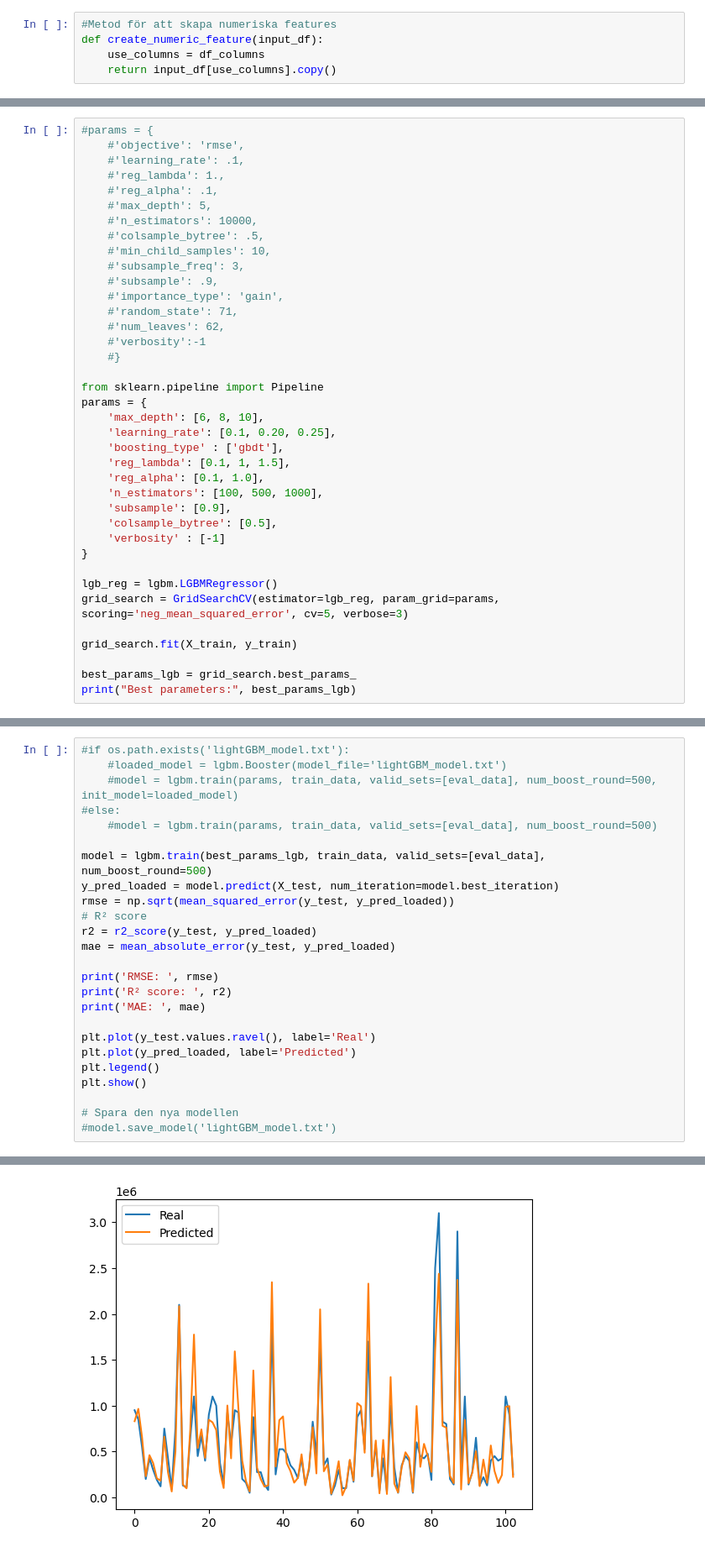
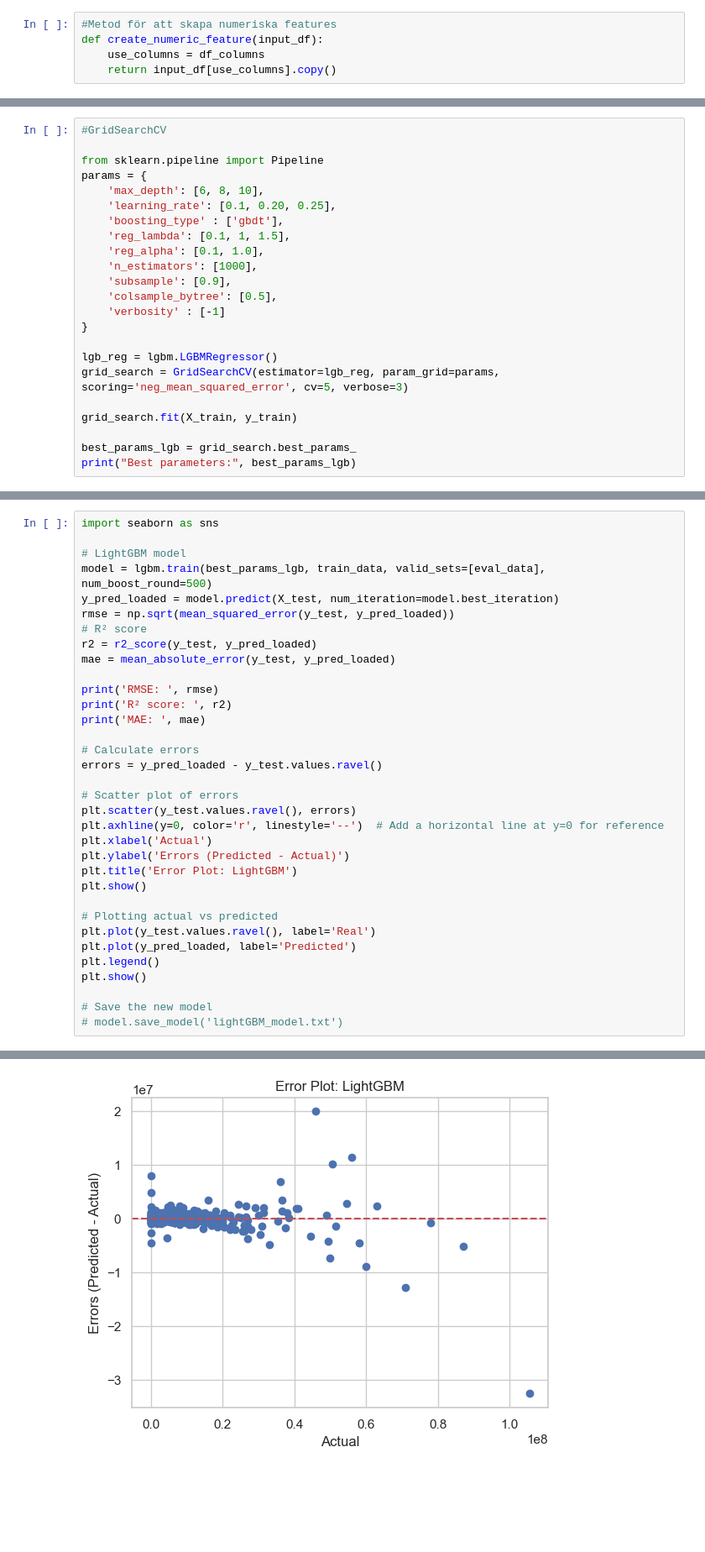
Before and after one commit to yter47/ExjobbKod, a Jupyter notebook: LightGBMNotebookTest-1.ipynb, the cells around one changed output, grey strips where cells are left out. Shown at 84% size. Saved outputs shown, nothing was run; the diff lists cells and outputs as text; blank space fills up the shorter version.

```diff
--- a/LightGBMNotebookTest-1.ipynb
+++ b/LightGBMNotebookTest-1.ipynb
@@ -205,20 +260,5 @@ plt.show()
 # %%
-#params = {
-    #'objective': 'rmse',
-    #'learning_rate': .1,
-    #'reg_lambda': 1.,
-    #'reg_alpha': .1,
-    #'max_depth': 5,
-    #'n_estimators': 10000,
-    #'colsample_bytree': .5,
-    #'min_child_samples': 10,
-    #'subsample_freq': 3,
-    #'subsample': .9,
-    #'importance_type': 'gain',
-    #'random_state': 71,
-    #'num_leaves': 62,
-    #'verbosity':-1
-    #}
+#GridSearchCV
 
 from sklearn.pipeline import Pipeline
 params = {
@@ -227,7 +267,7 @@ params = {
     'boosting_type' : ['gbdt'],
     'reg_lambda': [0.1, 1, 1.5],
     'reg_alpha': [0.1, 1.0],
-    'n_estimators': [100, 500, 1000],
+    'n_estimators': [1000],
     'subsample': [0.9],
     'colsample_bytree': [0.5],
     'verbosity' : [-1]
@@ -316,10 +357,7 @@ Best RMSE score: 221783.0600414588
 # %%
-#if os.path.exists('lightGBM_model.txt'):
-    #loaded_model = lgbm.Booster(model_file='lightGBM_model.txt')
-    #model = lgbm.train(params, train_data, valid_sets=[eval_data], num_boost_round=500, init_model=loaded_model)
-#else:
-    #model = lgbm.train(params, train_data, valid_sets=[eval_data], num_boost_round=500)
+import seaborn as sns
 
+# LightGBM model
 model = lgbm.train(best_params_lgb, train_data, valid_sets=[eval_data], num_boost_round=500)
 y_pred_loaded = model.predict(X_test, num_iteration=model.best_iteration)
 rmse = np.sqrt(mean_squared_error(y_test, y_pred_loaded))
@@ -331,11 +369,23 @@ print('RMSE: ', rmse)
 print('R² score: ', r2)
 print('MAE: ', mae)
 
+# Calculate errors
+errors = y_pred_loaded - y_test.values.ravel()
+
+# Scatter plot of errors
+plt.scatter(y_test.values.ravel(), errors)
+plt.axhline(y=0, color='r', linestyle='--')  # Add a horizontal line at y=0 for reference
+plt.xlabel('Actual')
+plt.ylabel('Errors (Predicted - Actual)')
+plt.title('Error Plot: LightGBM')
+plt.show()
+
+# Plotting actual vs predicted
 plt.plot(y_test.values.ravel(), label='Real')
 plt.plot(y_pred_loaded, label='Predicted')
 plt.legend()
 plt.show()
 
-# Spara den nya modellen
-#model.save_model('lightGBM_model.txt')
+# Save the new model
+# model.save_model('lightGBM_model.txt')
 # %% [output]
@@ -345 +395 @@ MAE:  133952.69961890965
-[figure, old version]
+[figure, new version]
```
Also changed, not shown: parts of 19 cells of this notebook.
